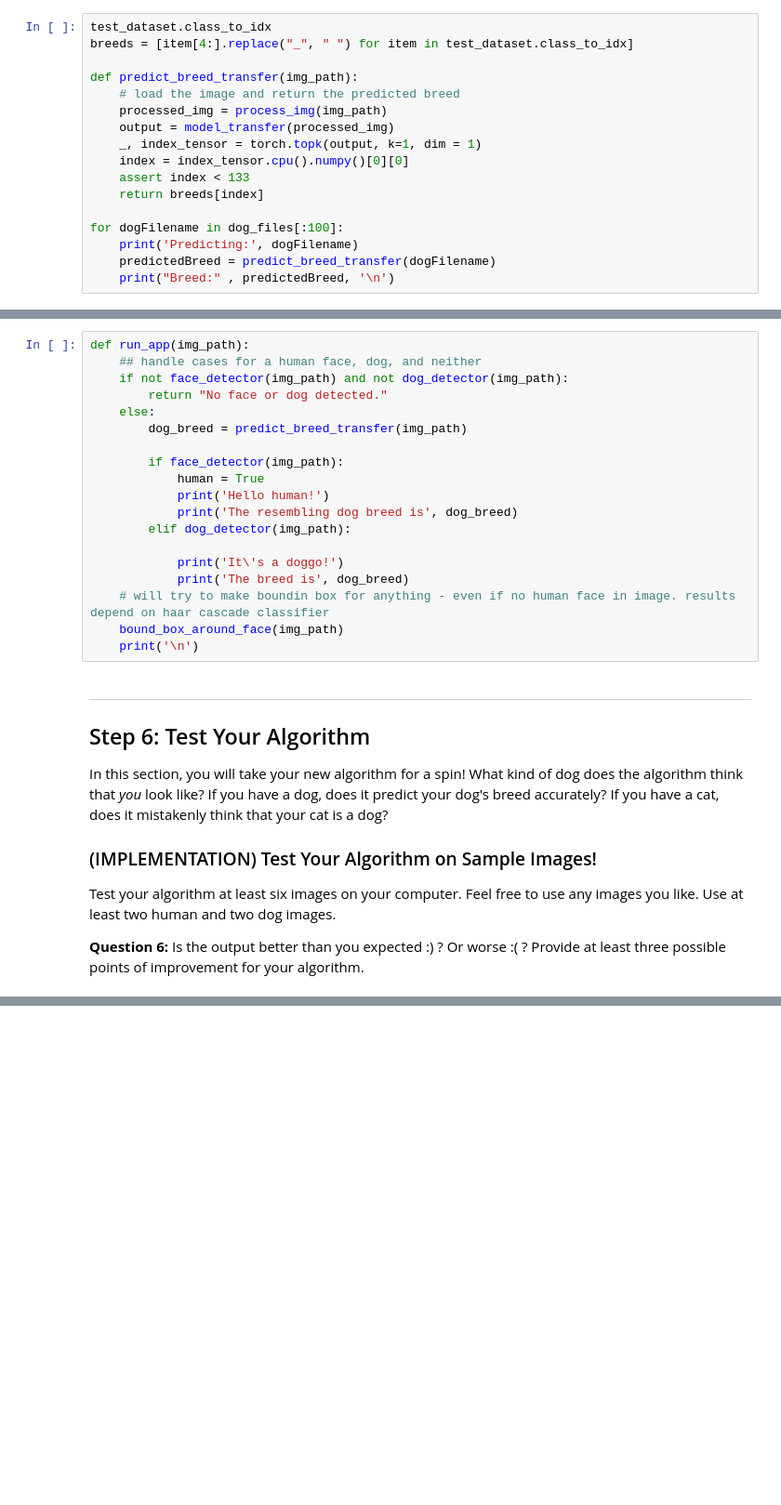
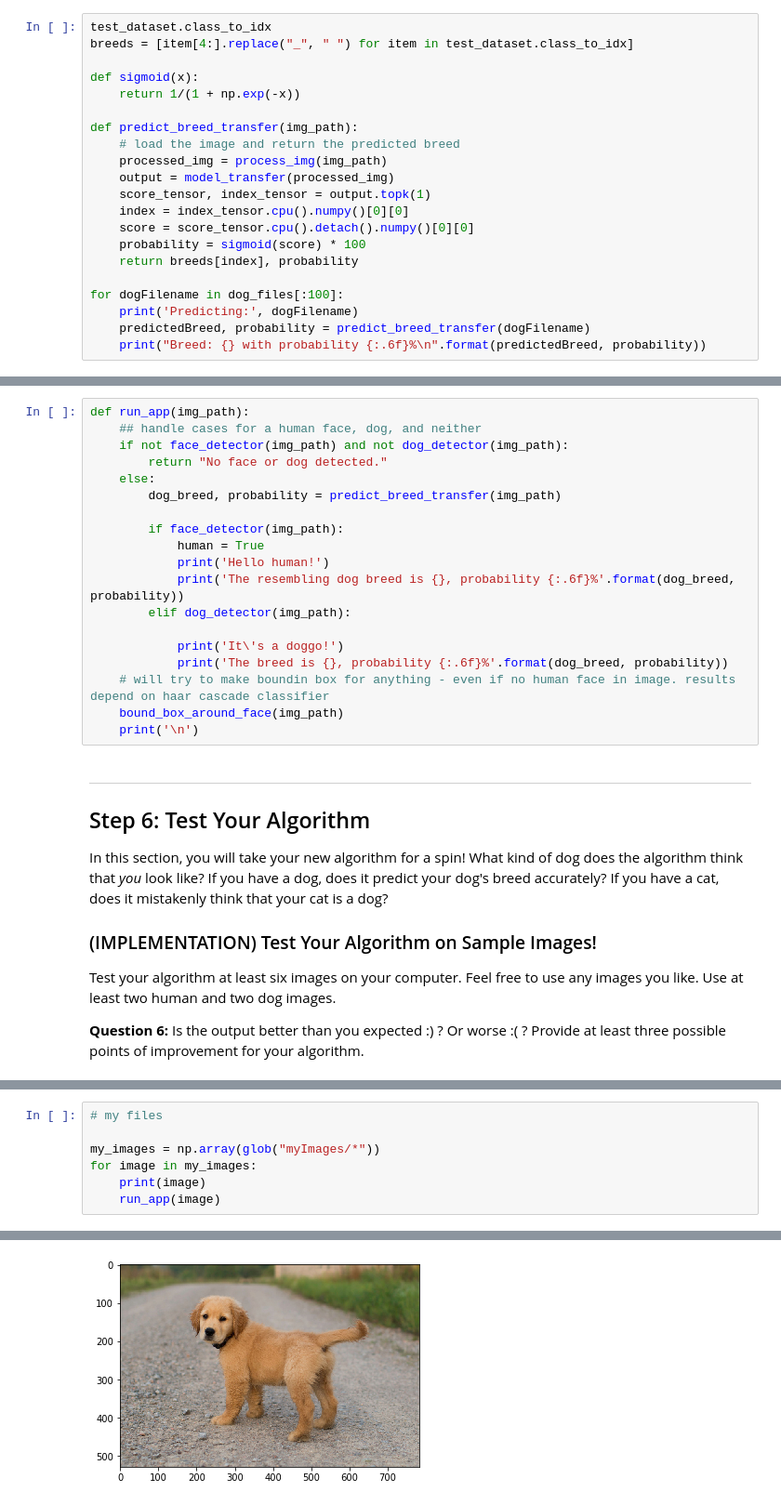
Before and after one commit to felixglush/deep-learning-monorepo, a Jupyter notebook: project-dog-classification/dog_app.ipynb, the cells around one changed output, grey strips where cells are left out. Shown at 93% size. Drawn from its saved outputs; the diff is of its cells as text; blank space fills up the shorter version.

Commit message:
My images

```diff
--- a/project-dog-classification/dog_app.ipynb
+++ b/project-dog-classification/dog_app.ipynb
@@ -1112,19 +1112,23 @@ Write a function that takes an image path as input and returns the dog breed (`A
 # %%
 test_dataset.class_to_idx
 breeds = [item[4:].replace("_", " ") for item in test_dataset.class_to_idx]
+
+def sigmoid(x):
+    return 1/(1 + np.exp(-x))
 
 def predict_breed_transfer(img_path):
     # load the image and return the predicted breed
     processed_img = process_img(img_path)
     output = model_transfer(processed_img)
-    _, index_tensor = torch.topk(output, k=1, dim = 1)
+    score_tensor, index_tensor = output.topk(1)
     index = index_tensor.cpu().numpy()[0][0]
-    assert index < 133
-    return breeds[index]
+    score = score_tensor.cpu().detach().numpy()[0][0]
+    probability = sigmoid(score) * 100
+    return breeds[index], probability
 
 for dogFilename in dog_files[:100]:
     print('Predicting:', dogFilename)
-    predictedBreed = predict_breed_transfer(dogFilename)
-    print("Breed:" , predictedBreed, '\n')
+    predictedBreed, probability = predict_breed_transfer(dogFilename)
+    print("Breed: {} with probability {:.6f}%\n".format(predictedBreed, probability))
 # %% [output]
 Predicting: dogImages/test/121.Plott/Plott_07792.jpg
@@ -1168,16 +1172,16 @@ def run_app(img_path):
     if not face_detector(img_path) and not dog_detector(img_path):
         return "No face or dog detected."
     else:
-        dog_breed = predict_breed_transfer(img_path)
+        dog_breed, probability = predict_breed_transfer(img_path)
 
         if face_detector(img_path):
             human = True
             print('Hello human!')
-            print('The resembling dog breed is', dog_breed)
+            print('The resembling dog breed is {}, probability {:.6f}%'.format(dog_breed, probability))
         elif dog_detector(img_path):
 
             print('It\'s a doggo!')
-            print('The breed is', dog_breed)
+            print('The breed is {}, probability {:.6f}%'.format(dog_breed, probability))
     # will try to make boundin box for anything - even if no human face in image. results depend on haar cascade classifier
     bound_box_around_face(img_path)
     print('\n')
@@ -1226,2 +1236,10 @@ The breed is Plott
 Number of faces detected: 0
 [figure]
+# %%
+# my files
+
+my_images = np.array(glob("myImages/*"))
+for image in my_images:
+    print(image)
+    run_app(image)
+# %% [output]
@@ -1227,0 +1250 @@ Number of faces detected: 0
+[figure, added]
```
Also changed, not shown: parts of 6 cells of this notebook, 7 other files.
